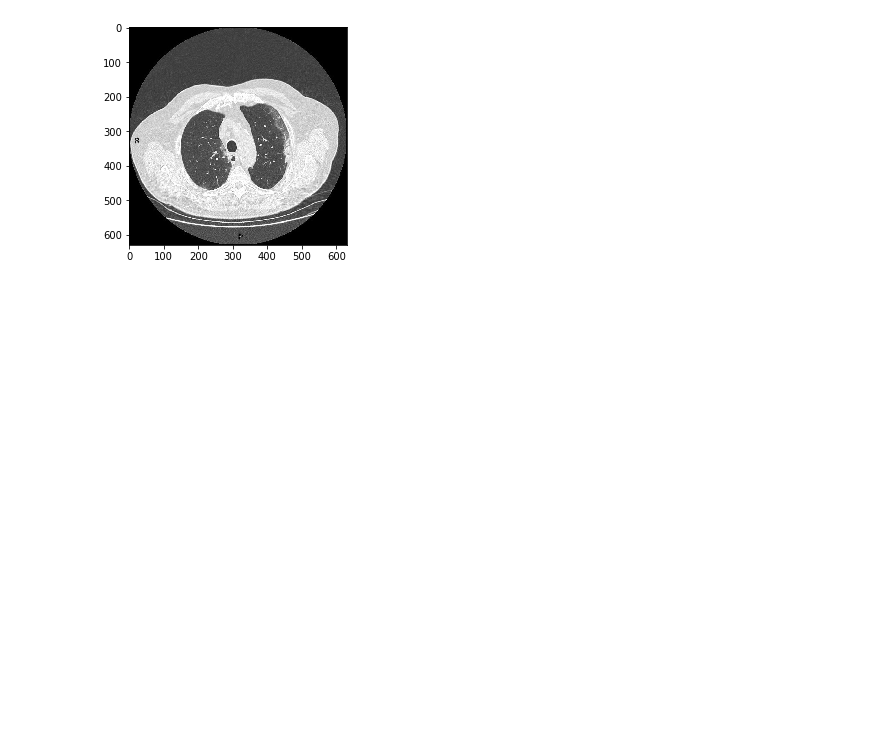
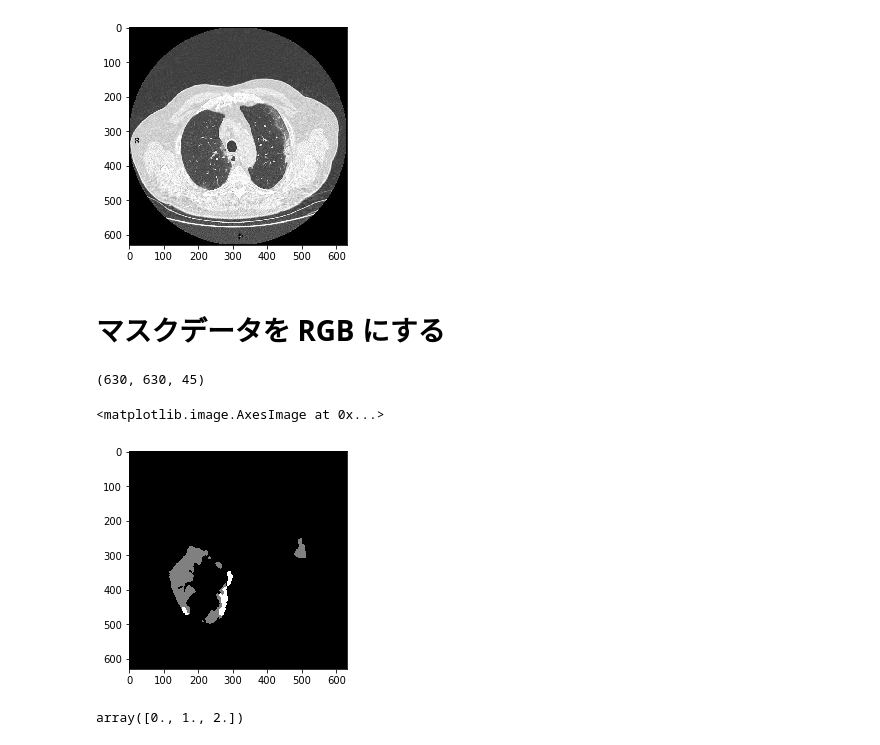
Before and after one commit to MoTo-LaBo/Python-data-science, a Jupyter notebook: CT visualization/ct_devlopment.ipynb, the cells around one changed output. Saved outputs shown, nothing was run; the diff lists cells and outputs as text; code cells hidden in the pictures; blank space fills up the shorter version.

```diff
--- a/CT visualization/ct_devlopment.ipynb
+++ b/CT visualization/ct_devlopment.ipynb
@@ -391,3 +391,20 @@ plt.imshow(data[:, :, 10], cmap='gray')
 # %% [output]
 <matplotlib.image.AxesImage at 0x...>
 [figure]
+# %% [markdown]
+# マスクデータを RGB にする
+# %%
+p = df['FilePathMask'].iloc[0]
+seg_data = ctvis.load_nifti(p)
+seg_data.shape
+# %% [output]
+(630, 630, 45)
+# %%
+plt.imshow(seg_data[:, :, 30], cmap='gray')
+# %% [output]
+<matplotlib.image.AxesImage at 0x...>
+[figure, added]
+# %%
+np.unique(seg_data[:, :, 30])
+# %% [output]
+array([0., 1., 2.])
```
Also changed, not shown: parts of 14 cells of this notebook, 2 other files.
